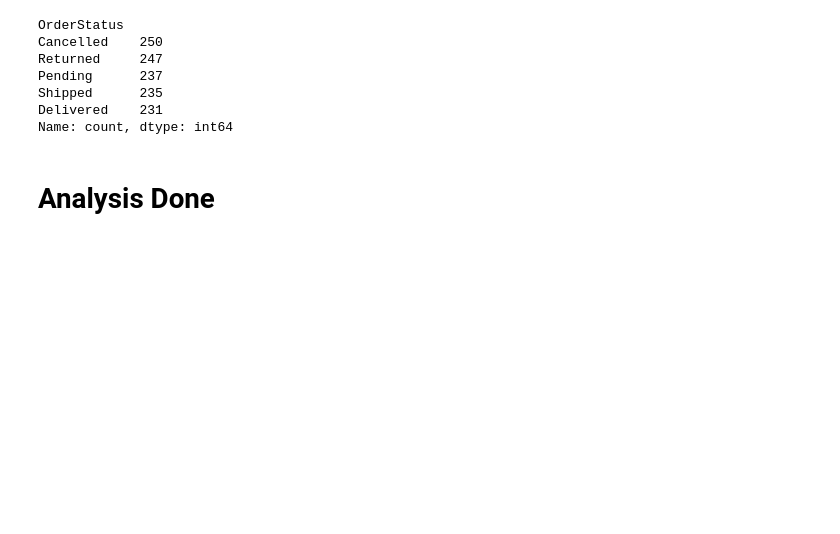
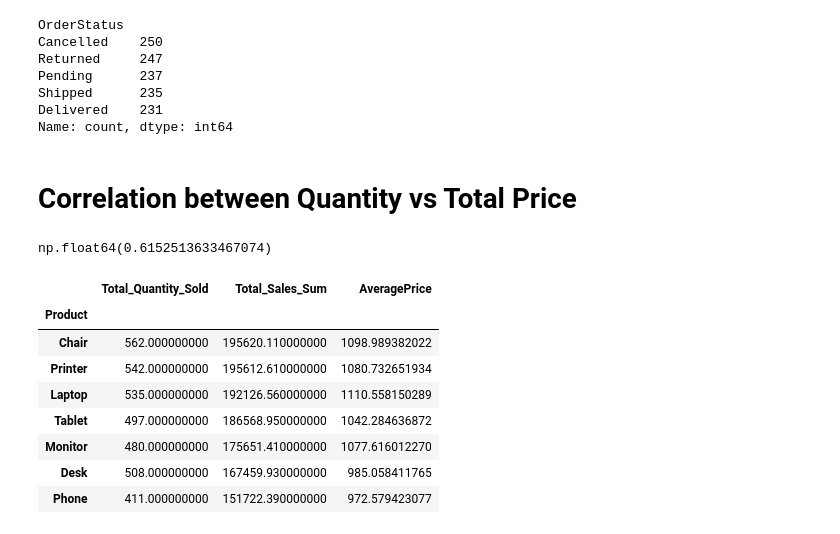
Before and after one commit to aqsakhan3/project-2, a Jupyter notebook: EDA_using_pandas.ipynb, the cells around one changed output. Saved outputs shown, nothing was run; the diff lists cells and outputs as text; code cells hidden in the pictures; blank space fills up the shorter version.

```diff
--- a/EDA_using_pandas.ipynb
+++ b/EDA_using_pandas.ipynb
@@ -211,5 +228,28 @@ Pending      237
 Shipped      235
 Delivered    231
 Name: count, dtype: int64
-# %% [markdown]
-# Analysis Done
+# %% [markdown]
+# Correlation between Quantity vs Total Price
+# %%
+df['Quantity'].corr(df['TotalPrice'])
+#  A moderate positive relationship.
+# %% [output]
+np.float64(0.6152513633467074)
+# %%
+df.groupby("Product",observed=False).agg(
+    Total_Quantity_Sold =("Quantity","sum"),
+    Total_Sales_Sum = ("TotalPrice","sum"),
+    AveragePrice = ("TotalPrice","mean")
+).sort_values(by=['Total_Sales_Sum'],ascending=[False])
+
+# Chair and Printer are the top-selling products by total sales.
+# %% [output]
+|  | Total_Quantity_Sold | Total_Sales_Sum | AveragePrice |
+| Product |  |  |  |
+| Chair | 562.000000000 | 195620.110000000 | 1098.989382022 |
+| Printer | 542.000000000 | 195612.610000000 | 1080.732651934 |
+| Laptop | 535.000000000 | 192126.560000000 | 1110.558150289 |
+| Tablet | 497.000000000 | 186568.950000000 | 1042.284636872 |
+| Monitor | 480.000000000 | 175651.410000000 | 1077.616012270 |
+| Desk | 508.000000000 | 167459.930000000 | 985.058411765 |
+| Phone | 411.000000000 | 151722.390000000 | 972.579423077 |
```
Also changed, not shown: parts of 9 cells of this notebook.
